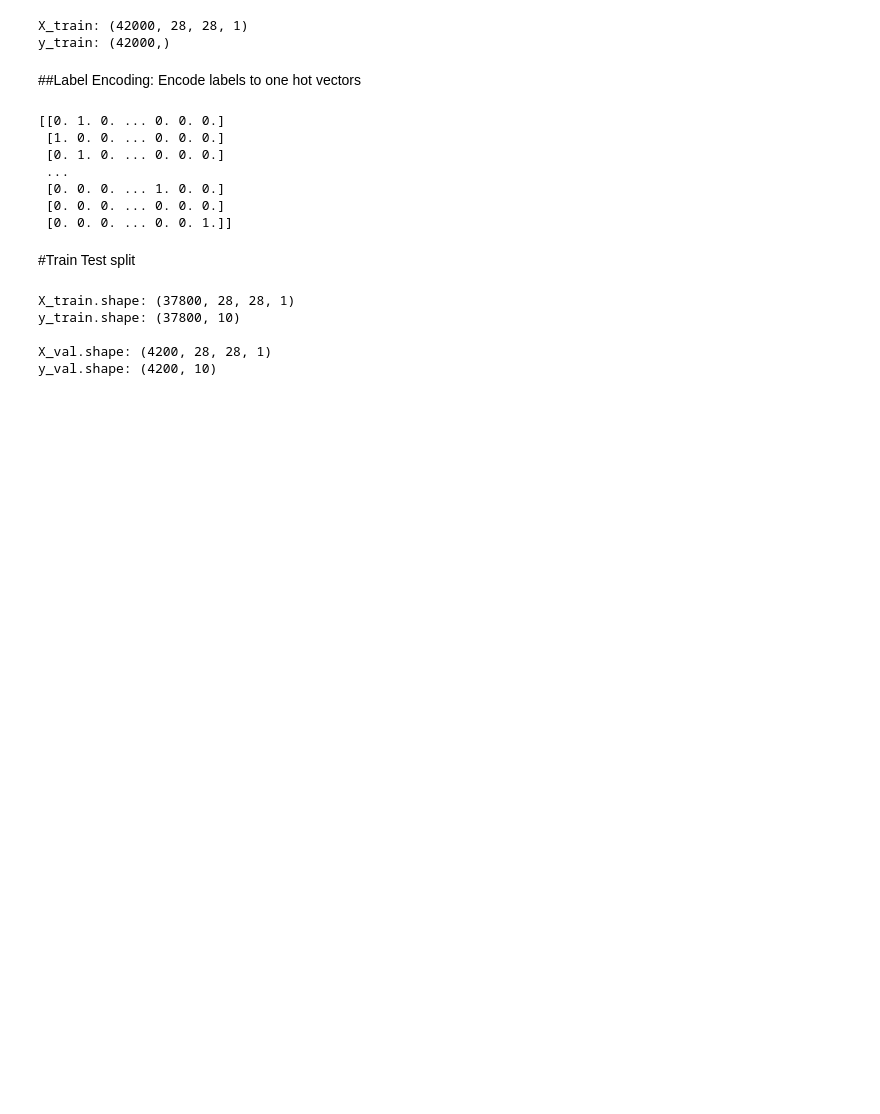
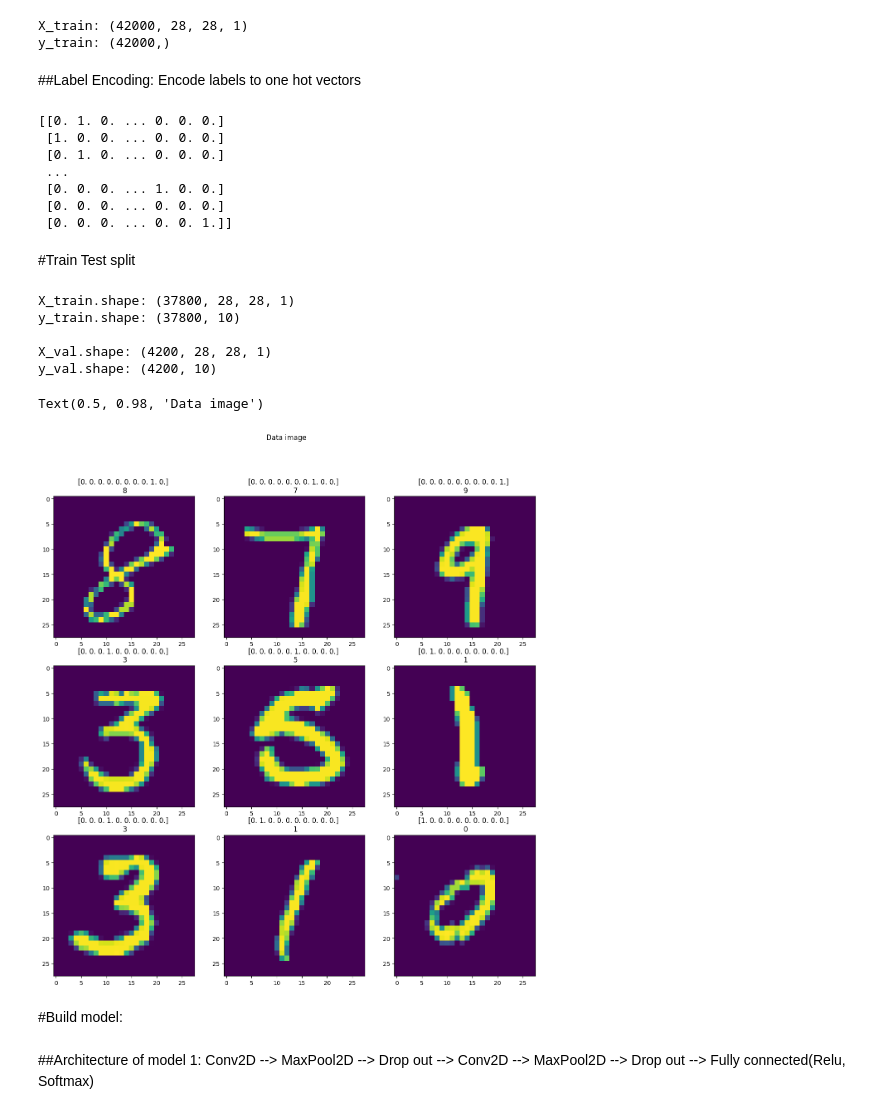
Before and after one commit to Tkag0001/Practice-ML-with-Digit-recognize-problem, a Jupyter notebook: code/Train_model.ipynb, the cells around one changed output. Saved outputs shown, nothing was run; the diff lists cells and outputs as text; code cells hidden in the pictures; blank space fills up the shorter version.

Commit message:
Architecture model 1

```diff
--- a/code/Train_model.ipynb
+++ b/code/Train_model.ipynb
@@ -183,3 +183,19 @@ y_train.shape: (37800, 10)
 
 X_val.shape: (4200, 28, 28, 1)
 y_val.shape: (4200, 10)
+# %%
+fig, axs = plt.subplots(nrows = 3, ncols = 3, figsize=(15,15))
+axs = axs.ravel()
+for i in range(9):
+  axs[i].imshow(X_train[i][:,:,0])
+  axs[i].set_title(f"{y_train[i]} \n {np.argmax(y_train[i])}")
+fig.suptitle("Data image")
+# %% [output]
+Text(0.5, 0.98, 'Data image')
+[figure, added]
+# %% [markdown]
+#Build model:
+# %% [markdown]
+##Architecture of model 1:
+ Conv2D  --> MaxPool2D --> Drop out --> Conv2D --> MaxPool2D
+--> Drop out --> Fully connected(Relu, Softmax)
```
Also changed, not shown: parts of 3 cells of this notebook.
